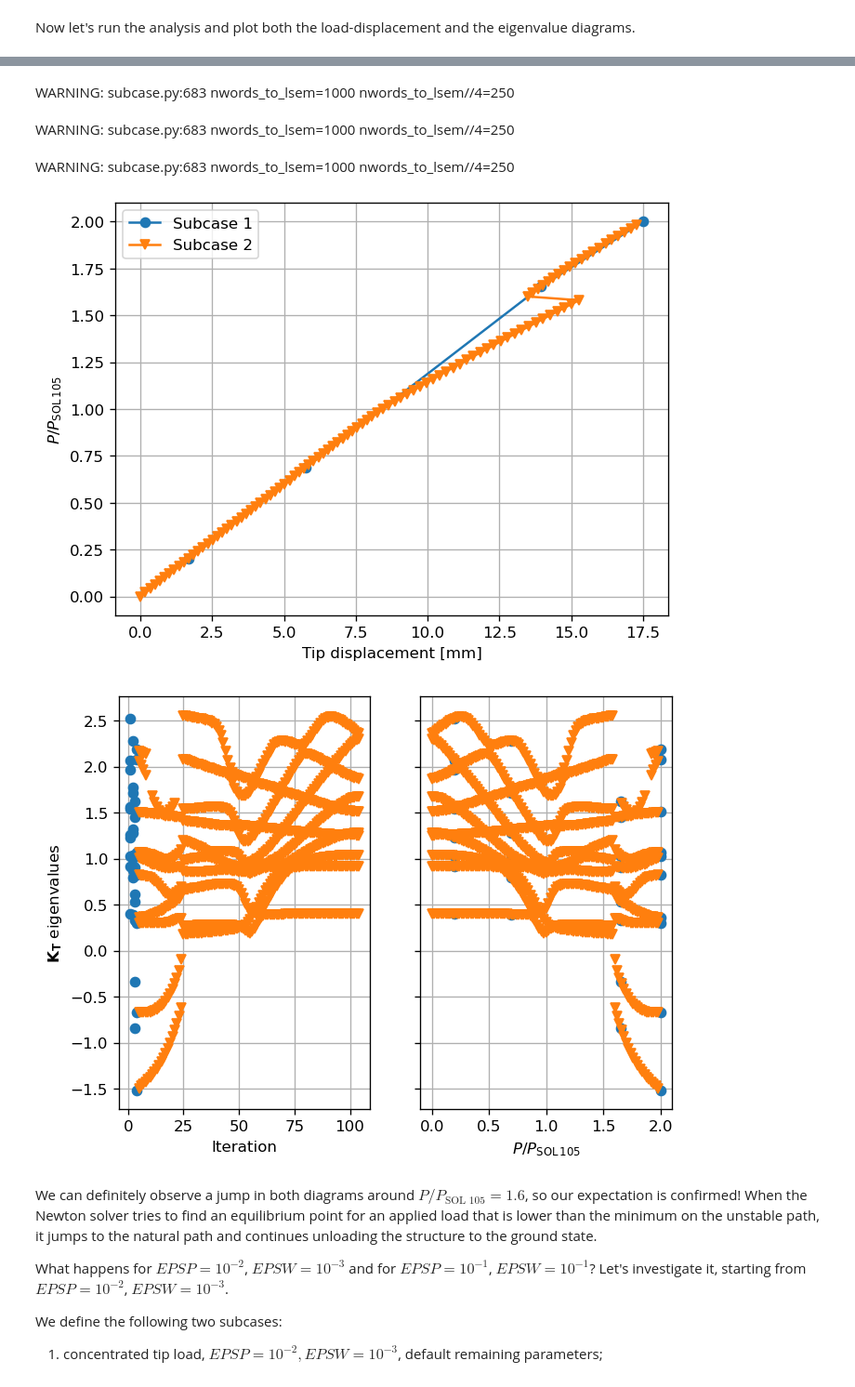
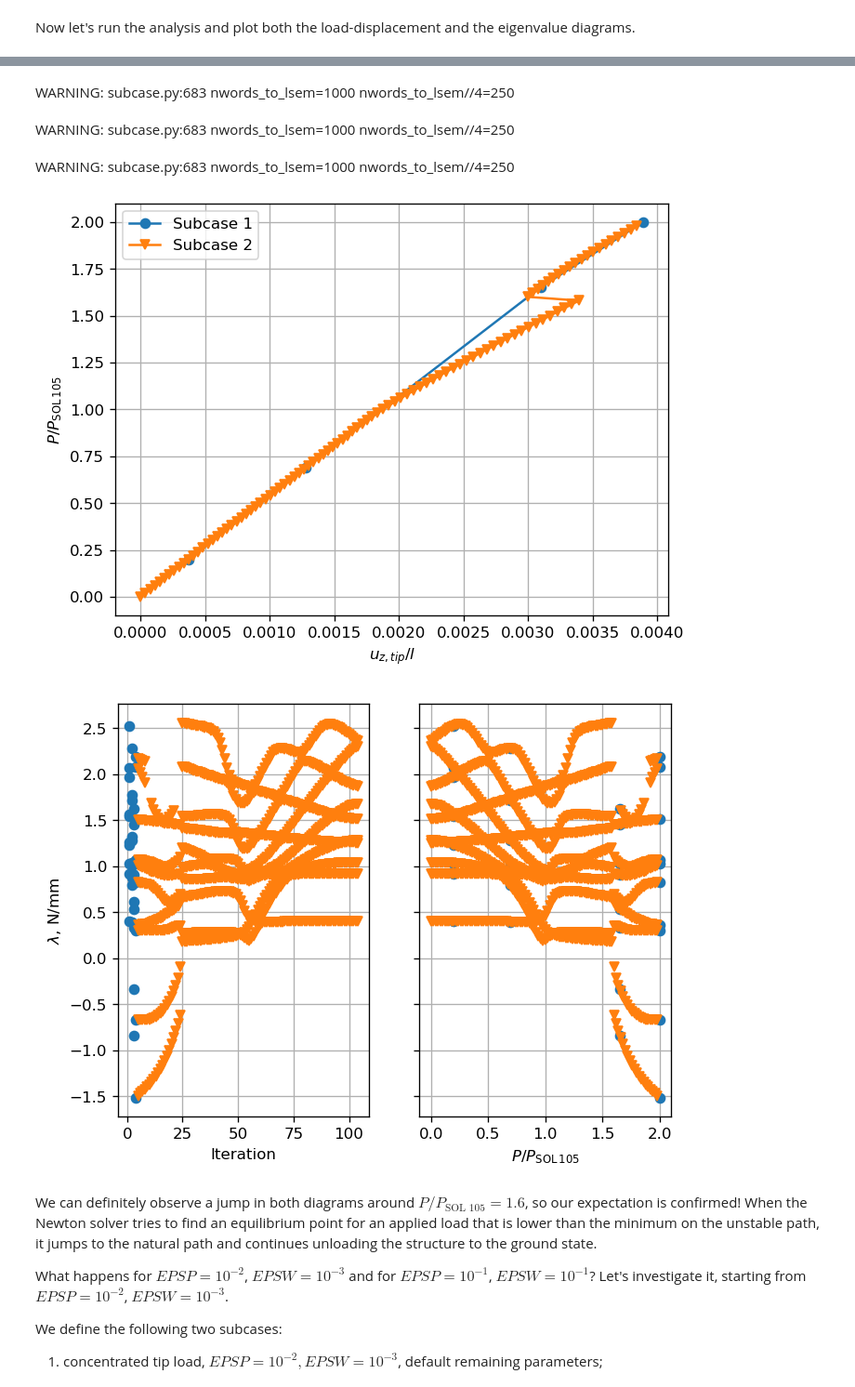
Before and after one commit to fmamitrotta/nonlinear-structural-stability-notebooks, a Jupyter notebook: notebooks/14_Investigation_of_the_Equilibrium_Paths_of_the_Unreinforced_Box_Beam.ipynb, the cells around one changed output, grey strips where cells are left out. Shown at 93% size. Saved outputs shown, nothing was run; the diff lists cells and outputs as text; code cells hidden in the pictures.

```diff
--- a/notebooks/14_Investigation_of_the_Equilibrium_Paths_of_the_Unreinforced_Box_Beam.ipynb
+++ b/notebooks/14_Investigation_of_the_Equilibrium_Paths_of_the_Unreinforced_Box_Beam.ipynb
@@ -157,7 +158,7 @@ def plot_load_displacement_curve(bdf_input, filename, axes, marker_style, line_l
     op2 = read_op2(op2_filename=op2_filepath, debug=None)
     _, p, disp = pynastran_utils.read_load_displacement_history_from_op2(op2_object=op2, displacement_node_id=tip_master_node_id)
     # Plot load-displacement curve on input axes
-    axes.plot(disp[1][:,component_index], p[1][:, component_index]/sol_105_buckling_load, marker=marker_style, linestyle='-', label=line_label)
+    axes.plot(disp[1][:,component_index]/l, p[1][:, component_index]/sol_105_buckling_load, marker=marker_style, linestyle='-', label=line_label)
 # %% [markdown]
 Let's find the load-equilibrium curves for the different combinations of error functions.
 # %%
@@ -259,8 +260,9 @@ subcase_id=second_subcase_id)  # set up arc-length method for second subcase usi
 Let's run the analysis by calling the function `run_tangent_stiffness_matrix_eigenvalue_calculation` from the `pynatran_utils` module. This function sets up the `BDF` object to calculate the lowest eigenvalue of the tangent stiffness matrix, $\mathbf{K_T}$, runs the analysis, reads the resulting op2 file and returns the corresponding `OP2` object.
 # %%
 input_name = 'path_existence_verification_2Psol105_epsp1e-3'
-sol_106_op2_2Psol105_epsp1em3 = pynastran_utils.run_tangent_stiffness_matrix_eigenvalue_calculation(bdf_object=box_beam_bdf.__deepcopy__({}), method_set_id=zero_load_set_id + 1,
-analysis_directory_path=analysis_directory_path, input_name=input_name, run_flag=False)
+sol_106_op2_2Psol105_epsp1em3 = pynastran_utils.run_tangent_stiffness_matrix_eigenvalue_calculation(
+    bdf_object=box_beam_bdf.__deepcopy__({}), method_set_id=zero_load_set_id + 1, analysis_directory_path=analysis_directory_path,
+    input_name=input_name, run_flag=False)
 # %% [output]
 Nastran job path_existence_verification_2Psol105_epsp1e-3.bdf completed
 Wall time: 39.0 s
@@ -280,10 +282,10 @@ colors = plt.rcParams['axes.prop_cycle'].by_key()['color']  # retrieve list with
 def plot_load_displacement_diagram(disp, loads):
     load_displacement_ax = plt.subplot()  # create figure with one subplot
     for subcase in loads:  # iterate through the subcases
-        load_displacement_ax.plot(disp[subcase][:, component_index], loads[subcase][:, component_index]/sol_105_buckling_load, marker=markers[subcase - 1],
+        load_displacement_ax.plot(disp[subcase][:, component_index]/l, loads[subcase][:, component_index]/sol_105_buckling_load, marker=markers[subcase - 1],
                                    label=f'Subcase {subcase:d}')  # plot applied loads against displacement for each converged iteration
     load_displacement_ax.legend()  # set up legend
-    plt.xlabel('Tip displacement [mm]')
+    plt.xlabel('$u_{z, tip}/l$')
     plt.ylabel('$P/P_\mathrm{SOL\/105}$')
     plt.grid()
     plt.show()
@@ -311,7 +313,7 @@ def plot_tangent_stiffness_matrix_eigenvalues(directory_path, input_name, loads)
         markers[subcase - 1], color=colors[subcase - 1])
     # Set plot appearance
     eigvals_axs[0].set_xlabel('Iteration')
-    eigvals_axs[0].set_ylabel('$\mathbf{K_T}$ eigenvalues')
+    eigvals_axs[0].set_ylabel('$\lambda$, N/mm')
     eigvals_axs[0].grid(visible=True)
     eigvals_axs[1].set_xlabel('$P/P_\mathrm{SOL\/105}$')
     eigvals_axs[1].grid(visible=True)
@@ -335,8 +337,9 @@ For this reason, we rerun the analysis calculating more than one eigenvalue of $
 # %%
 no_eigenvalues = 10
 input_name = f'path_existence_verification_2Psol105_epsp1e-3_{no_eigenvalues:d}eigenvalues'
-sol_106_op2_2Psol105_epsp1em3 = pynastran_utils.run_tangent_stiffness_matrix_eigenvalue_calculation(bdf_object=box_beam_bdf.__deepcopy__({}), method_set_id=zero_load_set_id + 1,
-no_eigenvalues=no_eigenvalues, analysis_directory_path=analysis_directory_path, input_name=input_name, run_flag=False)
+sol_106_op2_2Psol105_epsp1em3 = pynastran_utils.run_tangent_stiffness_matrix_eigenvalue_calculation(
+    bdf_object=box_beam_bdf.__deepcopy__({}), method_set_id=zero_load_set_id + 1, no_eigenvalues=no_eigenvalues,
+    analysis_directory_path=analysis_directory_path, input_name=input_name, run_flag=False)
 # %% [output]
 Nastran job path_existence_verification_2Psol105_epsp1e-3_10eigenvalues.bdf completed
 Wall time: 53.0 s
@@ -366,23 +369,22 @@ box_beam_bdf.nlparms[2].max_iter = 50  # increase maximum number of iterations f
 Now let's run the analysis and plot both the load-displacement and the eigenvalue diagrams.
 # %%
 input_name = f'path_existence_verification_2Psol105_epsp1e-3_{no_eigenvalues:d}eigenvalues_newton'
-sol_106_op2_2Psol105_epsp1em3_newton = pynastran_utils.run_tangent_stiffness_matrix_eigenvalue_calculation(bdf_object=box_beam_bdf.__deepcopy__({}),
-                                                                                                           method_set_id=zero_load_set_id+1, no_eigenvalues=no_eigenvalues,
-                                                                                                           analysis_directory_path=analysis_directory_path,
-                                                                                                           input_name=input_name, run_flag=False)
+sol_106_op2_2Psol105_epsp1em3_newton = pynastran_utils.run_tangent_stiffness_matrix_eigenvalue_calculation(
+    bdf_object=box_beam_bdf.__deepcopy__({}), method_set_id=zero_load_set_id+1, no_eigenvalues=no_eigenvalues,
+    analysis_directory_path=analysis_directory_path, input_name=input_name, run_flag=False)
 _, applied_loads_2Psol105_epsp1em3_newton, tip_displacements_2Psol105_epsp1em3_newton = pynastran_utils.read_load_displacement_history_from_op2(
     op2_object=sol_106_op2_2Psol105_epsp1em3_newton, displacement_node_id=tip_master_node_id)
 plot_load_displacement_diagram(tip_displacements_2Psol105_epsp1em3_newton, applied_loads_2Psol105_epsp1em3_newton)
 plot_tangent_stiffness_matrix_eigenvalues(analysis_directory_path, input_name, applied_loads_2Psol105_epsp1em3_newton)
 # %% [output]
 Nastran job path_existence_verification_2Psol105_epsp1e-3_10eigenvalues_newton.bdf completed
 Wall time: 123.0 s
 WARNING: subcase.py:683 nwords_to_lsem=1000 nwords_to_lsem//4=250
 WARNING: subcase.py:683 nwords_to_lsem=1000 nwords_to_lsem//4=250
 WARNING: subcase.py:683 nwords_to_lsem=1000 nwords_to_lsem//4=250
 WARNING: subcase.py:683 nwords_to_lsem=1000 nwords_to_lsem//4=250
-[figure, old version]
+[figure, new version]
-[figure, old version]
+[figure, new version]
 # %% [markdown]
 We can definitely observe a jump in both diagrams around $P/P_\text{SOL 105}=1.6$, so our expectation is confirmed! When the Newton solver tries to find an equilibrium point for an applied load that is lower than the minimum on the unstable path, it jumps to the natural path and continues unloading the structure to the ground state.
 
```
Also changed, not shown: parts of 16 cells of this notebook, 1 other file.
